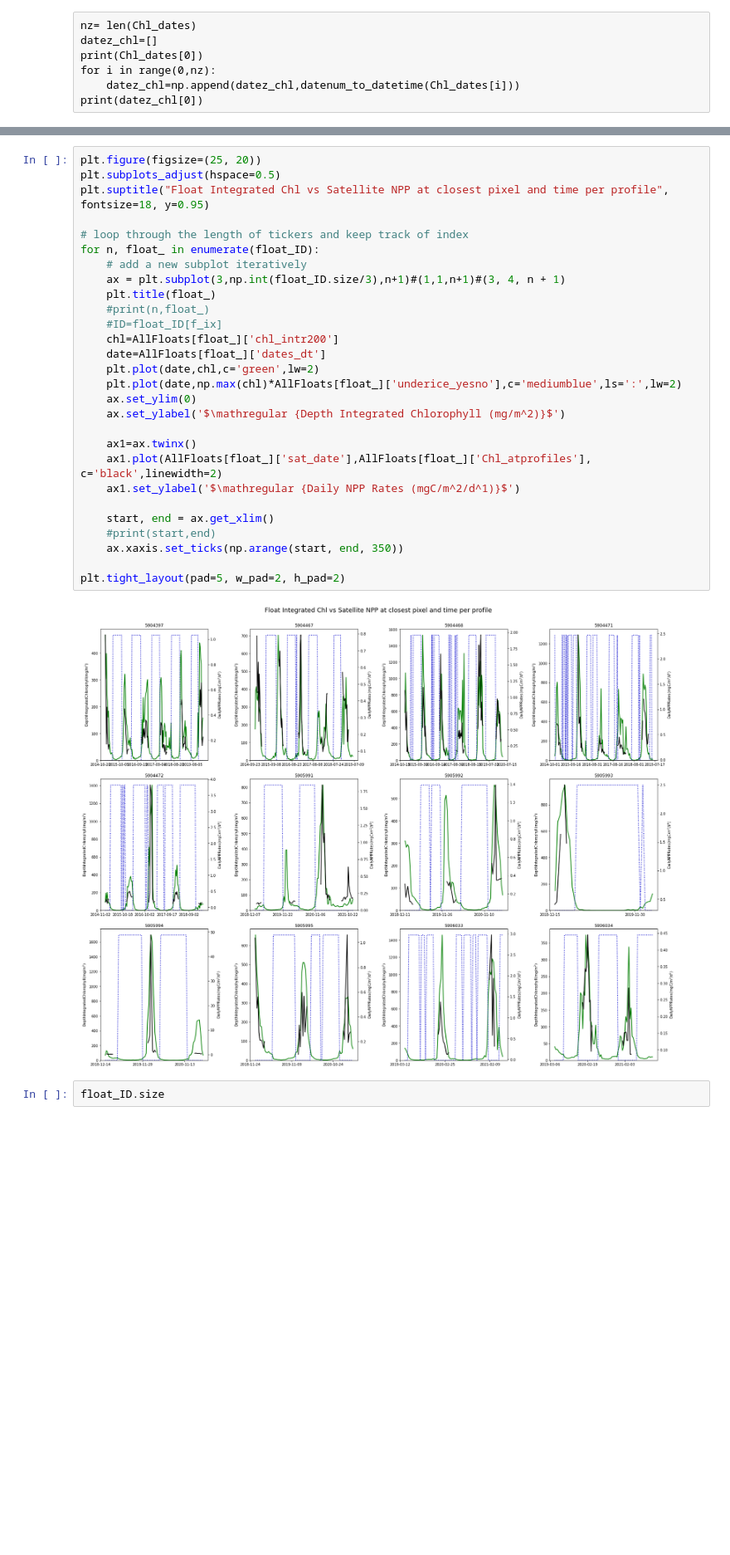
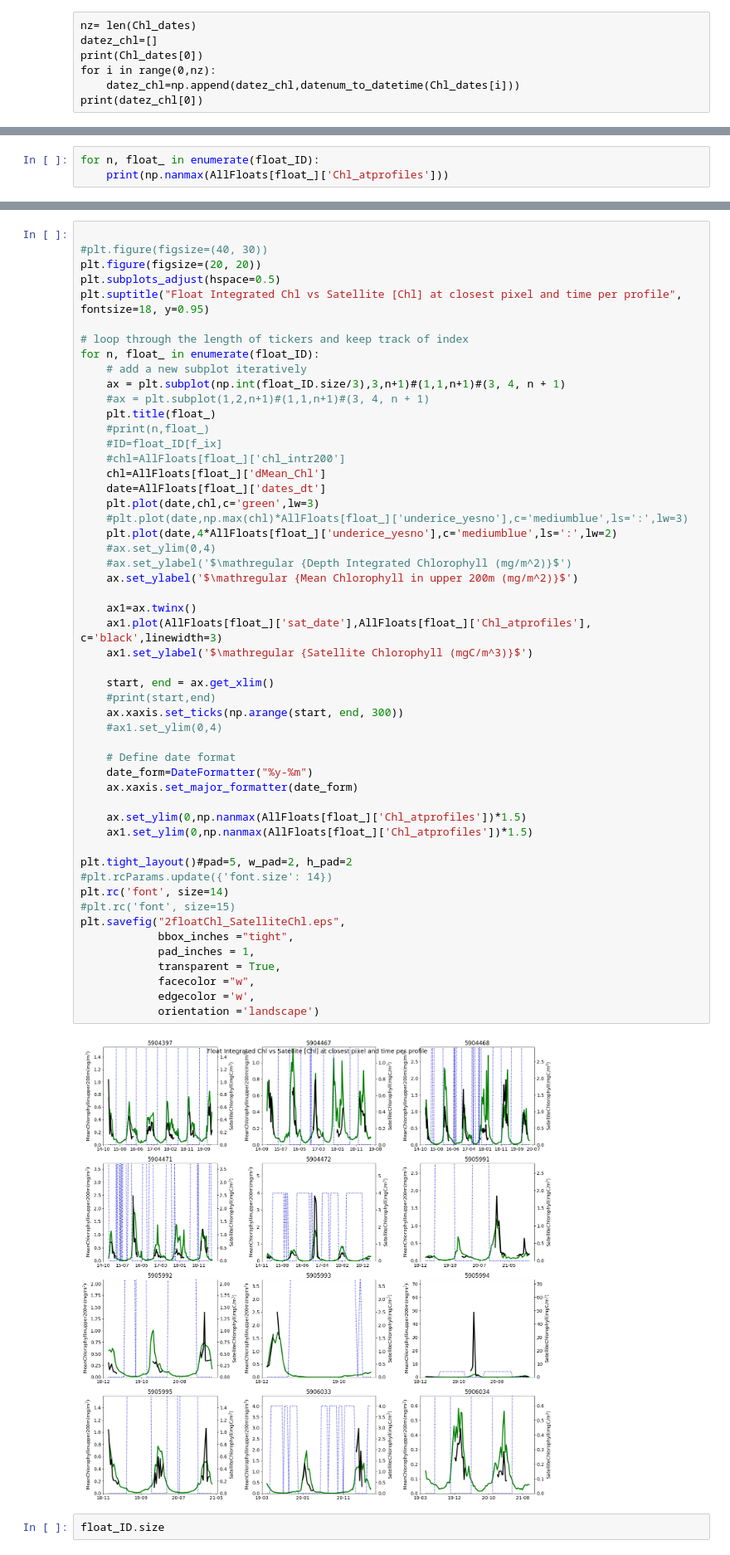
Before and after one commit to ClaraCDouglas/net_community_production, a Jupyter notebook: notebooks/Satellite_float_Matchup.ipynb, the cells around one changed output, grey strips where cells are left out. Shown at 83% size. Drawn from its saved outputs; the diff is of its cells as text; blank space fills up the shorter version.

```diff
--- a/notebooks/Satellite_float_Matchup.ipynb
+++ b/notebooks/Satellite_float_Matchup.ipynb
@@ -588,0 +572,3 @@ float_ID.size
+# %%
+for n, float_ in enumerate(float_ID):
+    print(np.nanmax(AllFloats[float_]['Chl_atprofiles']))
@@ -589,33 +598,57 @@ float_ID.size
 # %%
-plt.figure(figsize=(25, 20))
+
+#plt.figure(figsize=(40, 30))
+plt.figure(figsize=(20, 20))
 plt.subplots_adjust(hspace=0.5)
-plt.suptitle("Float Integrated Chl vs Satellite NPP at closest pixel and time per profile", fontsize=18, y=0.95)
+plt.suptitle("Float Integrated Chl vs Satellite [Chl] at closest pixel and time per profile", fontsize=18, y=0.95)
 
 # loop through the length of tickers and keep track of index
 for n, float_ in enumerate(float_ID):
     # add a new subplot iteratively
-    ax = plt.subplot(3,np.int(float_ID.size/3),n+1)#(1,1,n+1)#(3, 4, n + 1)
+    ax = plt.subplot(np.int(float_ID.size/3),3,n+1)#(1,1,n+1)#(3, 4, n + 1)
+    #ax = plt.subplot(1,2,n+1)#(1,1,n+1)#(3, 4, n + 1)
     plt.title(float_)
     #print(n,float_)
     #ID=float_ID[f_ix]
-    chl=AllFloats[float_]['chl_intr200']
+    #chl=AllFloats[float_]['chl_intr200']
+    chl=AllFloats[float_]['dMean_Chl']
     date=AllFloats[float_]['dates_dt']
-    plt.plot(date,chl,c='green',lw=2)
-    plt.plot(date,np.max(chl)*AllFloats[float_]['underice_yesno'],c='mediumblue',ls=':',lw=2)
-    ax.set_ylim(0)
-    ax.set_ylabel('$\mathregular {Depth Integrated Chlorophyll (mg/m^2)}$')
+    plt.plot(date,chl,c='green',lw=3)
+    #plt.plot(date,np.max(chl)*AllFloats[float_]['underice_yesno'],c='mediumblue',ls=':',lw=3)
+    plt.plot(date,4*AllFloats[float_]['underice_yesno'],c='mediumblue',ls=':',lw=2)
+    #ax.set_ylim(0,4)
+    #ax.set_ylabel('$\mathregular {Depth Integrated Chlorophyll (mg/m^2)}$')
+    ax.set_ylabel('$\mathregular {Mean Chlorophyll in upper 200m (mg/m^2)}$')
 
     ax1=ax.twinx()
-    ax1.plot(AllFloats[float_]['sat_date'],AllFloats[float_]['Chl_atprofiles'], c='black',linewidth=2)
-    ax1.set_ylabel('$\mathregular {Daily NPP Rates (mgC/m^2/d^1)}$')
+    ax1.plot(AllFloats[float_]['sat_date'],AllFloats[float_]['Chl_atprofiles'], c='black',linewidth=3)
+    ax1.set_ylabel('$\mathregular {Satellite Chlorophyll (mgC/m^3)}$')
 
     start, end = ax.get_xlim()
     #print(start,end)
-    ax.xaxis.set_ticks(np.arange(start, end, 350))
+    ax.xaxis.set_ticks(np.arange(start, end, 300))
+    #ax1.set_ylim(0,4)
 
-plt.tight_layout(pad=5, w_pad=2, h_pad=2)
+    # Define date format
+    date_form=DateFormatter("%y-%m")
+    ax.xaxis.set_major_formatter(date_form)
+
+    ax.set_ylim(0,np.nanmax(AllFloats[float_]['Chl_atprofiles'])*1.5)
+    ax1.set_ylim(0,np.nanmax(AllFloats[float_]['Chl_atprofiles'])*1.5)
+
+plt.tight_layout()#pad=5, w_pad=2, h_pad=2
+#plt.rcParams.update({'font.size': 14})
+plt.rc('font', size=14)
+#plt.rc('font', size=15)
+plt.savefig("2floatChl_SatelliteChl.eps",
+            bbox_inches ="tight",
+            pad_inches = 1,
+            transparent = True,
+            facecolor ="w",
+            edgecolor ='w',
+            orientation ='landscape')
 # %% [output]
-[figure, old version]
+[figure, new version]
 # %%
 float_ID.size
 # %% [output]
```
Also changed, not shown: parts of 28 cells of this notebook, 18 other files.
